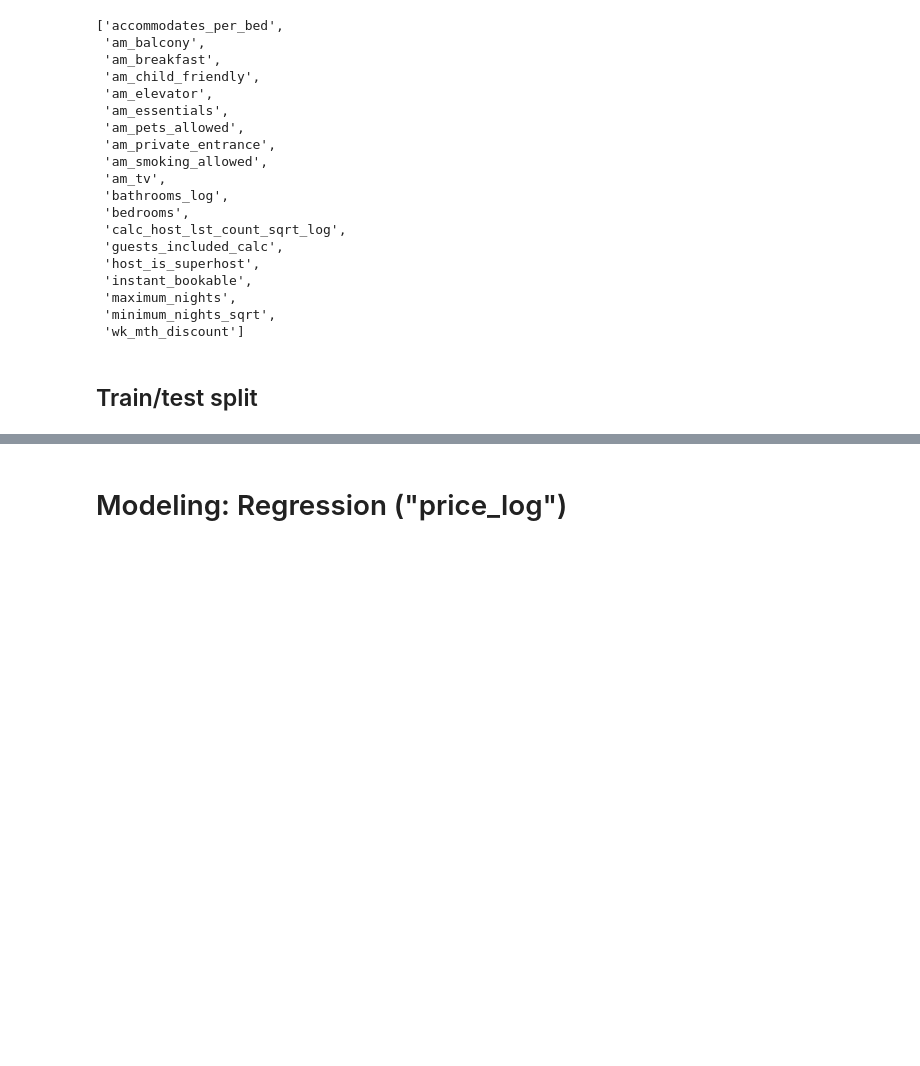
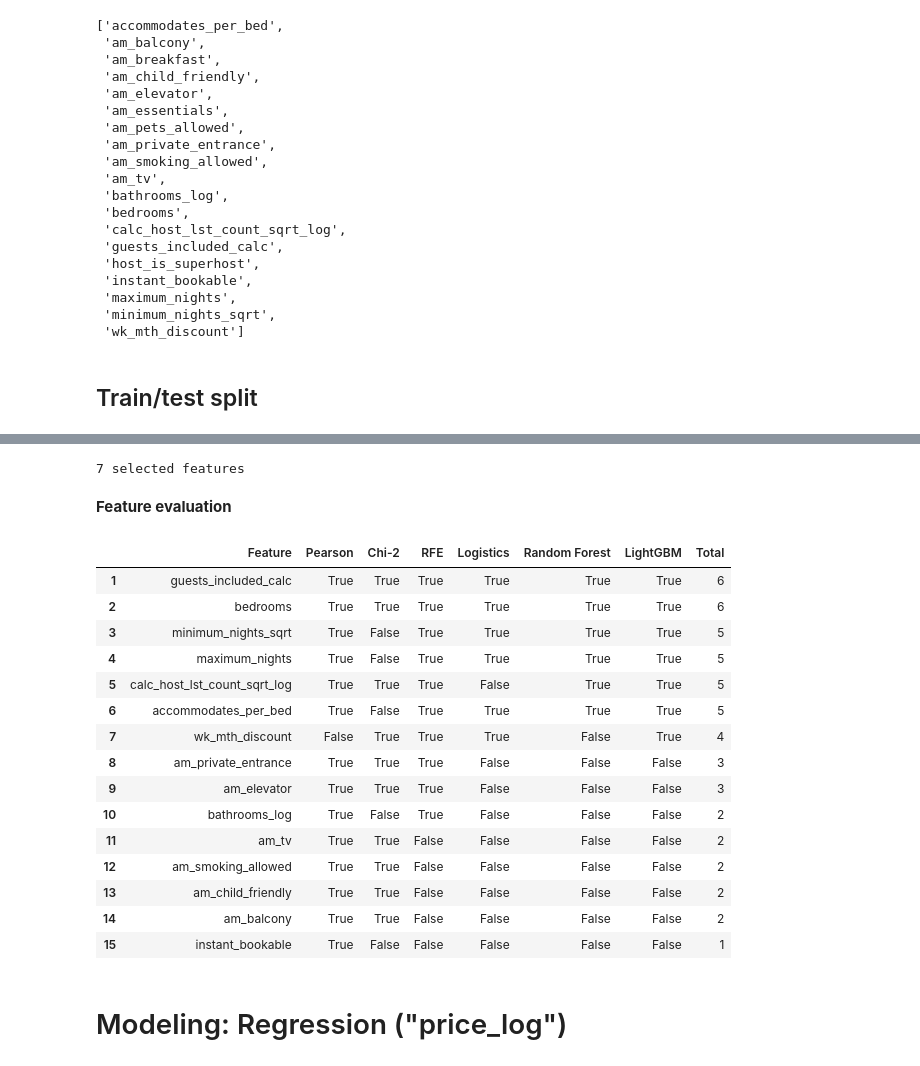
Before and after one commit to Rurbinasal/AIRBNB-Berlin-Listing-Price-Indicator, a Jupyter notebook: 5_Predictive_Modeling.ipynb, the cells around one changed output, grey strips where cells are left out. Cells and saved outputs as stored; diff of their text form; code cells hidden in the pictures; blank space fills up the shorter version.

```diff
--- a/5_Predictive_Modeling.ipynb
+++ b/5_Predictive_Modeling.ipynb
@@ -1345,0 +404,8 @@ MAPE median: 6.10
+# %%
+# Perform chi-squared
+X_norm = MinMaxScaler().fit_transform(X[num_features])
+chi_selector = SelectKBest(chi2, k=10)
+chi_selector.fit(X_norm, y_sel)
+chi_support = chi_selector.get_support()
+chi_feature = X[num_features].loc[:,chi_support].columns.tolist()
+print(str(len(chi_feature)), 'selected features')
@@ -1345,0 +416,7 @@ MAPE median: 6.10
+# %%
+# Perform RFE
+rfe_selector = RFE(estimator=LogisticRegression(max_iter=3000), n_features_to_select=10, step=10, verbose=5)
+rfe_selector.fit(X_norm, y_sel)
+rfe_support = rfe_selector.get_support()
+rfe_feature = X[num_features].loc[:,rfe_support].columns.tolist()
+print(str(len(rfe_feature)), 'selected features')
@@ -1346,3 +473,41 @@ MAPE median: 6.10
+# %%
+# Evaluate features
+embedded_lgb_support = embedded_lgb_selector.get_support()
+embedded_lgb_feature = X[num_features].loc[:,embedded_lgb_support].columns.tolist()
+print(str(len(embedded_lgb_feature)), 'selected features')
+# %% [output]
+7 selected features
+# %% [markdown]
+**Feature evaluation**
+# %%
+# Put all selections together
+feature_selection_df = pd.DataFrame({'Feature':num_features, 'Pearson':cor_support, 'Chi-2':chi_support, 'RFE':rfe_support, 'Logistics':embeded_lr_support,
+                                    'Random Forest':embeded_rf_support, 'LightGBM':embeded_lgb_support})
+# %%
+# count the selected times for each feature
+feature_selection_df['Total'] = np.sum(feature_selection_df, axis=1)
+# %%
+# display the top features
+feature_selection_df = feature_selection_df.sort_values(['Total','Feature'] , ascending=False)
+feature_selection_df.index = range(1, len(feature_selection_df)+1)
+feature_selection_df.head(15)
+# %% [output]
+|  | Feature | Pearson | Chi-2 | RFE | Logistics | Random Forest | LightGBM | Total |
+| 1 | guests_included_calc | True | True | True | True | True | True | 6 |
+| 2 | bedrooms | True | True | True | True | True | True | 6 |
+| 3 | minimum_nights_sqrt | True | False | True | True | True | True | 5 |
+| 4 | maximum_nights | True | False | True | True | True | True | 5 |
+| 5 | calc_host_lst_count_sqrt_log | True | True | True | False | True | True | 5 |
+| 6 | accommodates_per_bed | True | False | True | True | True | True | 5 |
+| 7 | wk_mth_discount | False | True | True | True | False | True | 4 |
+| 8 | am_private_entrance | True | True | True | False | False | False | 3 |
+| 9 | am_elevator | True | True | True | False | False | False | 3 |
+| 10 | bathrooms_log | True | False | True | False | False | False | 2 |
+| 11 | am_tv | True | True | False | False | False | False | 2 |
+| 12 | am_smoking_allowed | True | True | False | False | False | False | 2 |
+| 13 | am_child_friendly | True | True | False | False | False | False | 2 |
+| 14 | am_balcony | True | True | False | False | False | False | 2 |
+| 15 | instant_bookable | True | False | False | False | False | False | 1 |
 # %% [markdown]
 # Modeling: Regression ("price_log")
 # %% [markdown]
```
Also changed, not shown: parts of 166 cells of this notebook, 2 other files.
